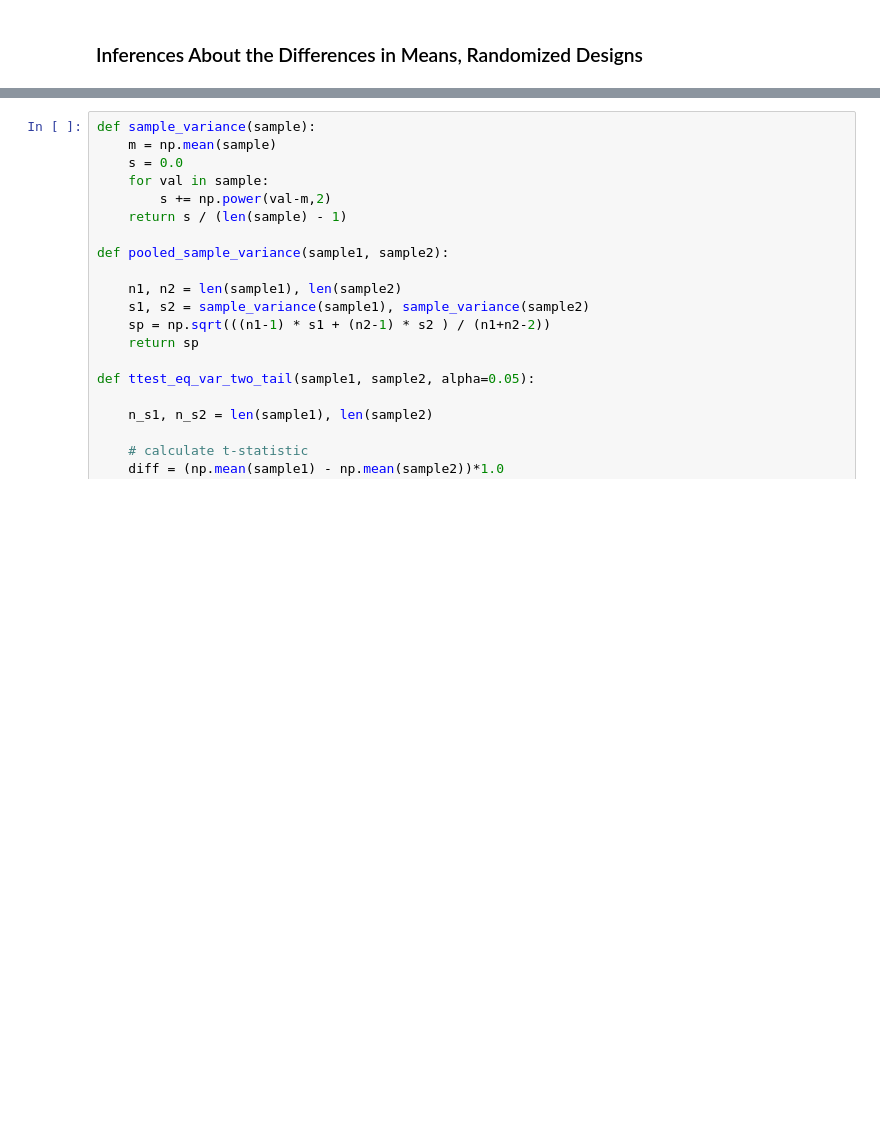
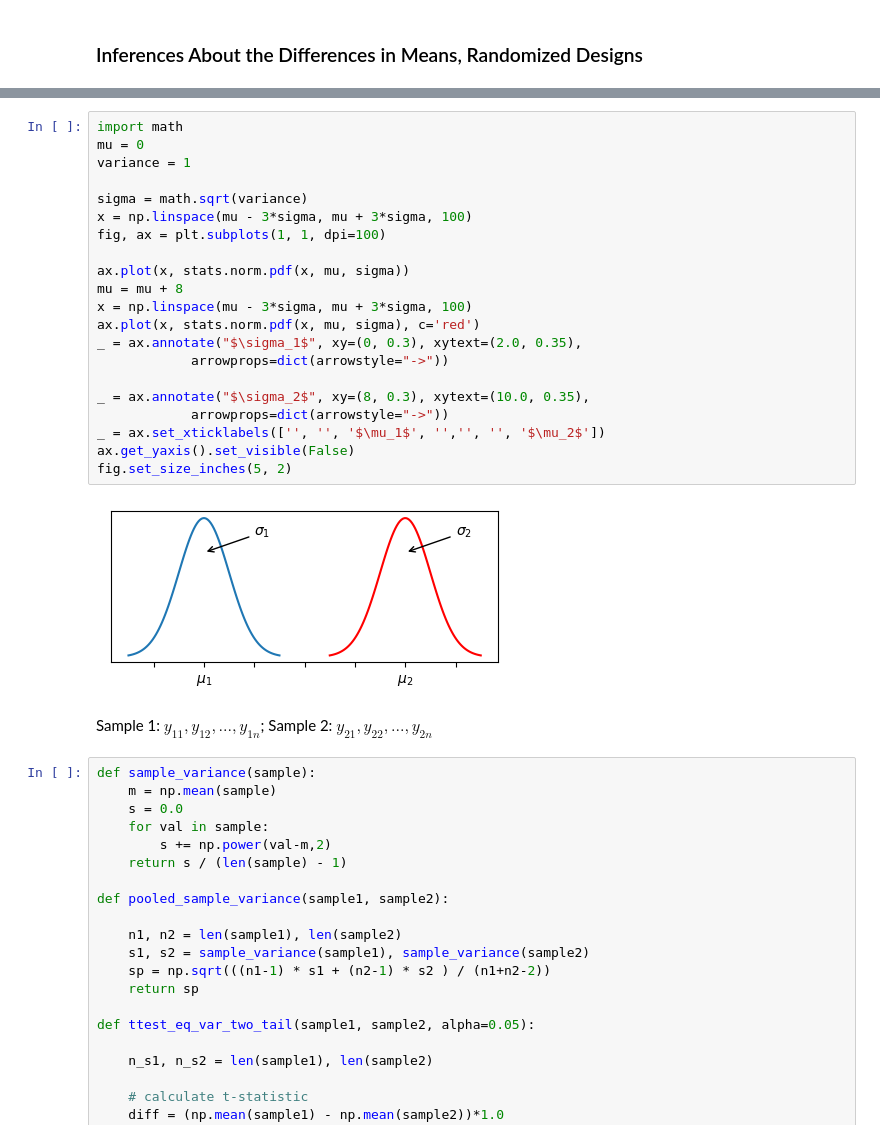
Before and after one commit to jeevankumarr/ml-scratch, a Jupyter notebook: docs/questions/Design_And_Analysis_Experiments.ipynb, the cells around one changed output, grey strips where cells are left out. Cells and saved outputs as stored; diff of their text form; blank space fills up the shorter version.

```diff
--- a/docs/questions/Design_And_Analysis_Experiments.ipynb
+++ b/docs/questions/Design_And_Analysis_Experiments.ipynb
@@ -182,3 +224,28 @@ $$S_p = \frac{(n_1 - 1)S_1^2 + (n_2 -1)S_2^2}{n_1 + n_2 - 2}$$
+# %%
+import math
+mu = 0
+variance = 1
+
+sigma = math.sqrt(variance)
+x = np.linspace(mu - 3*sigma, mu + 3*sigma, 100)
+fig, ax = plt.subplots(1, 1, dpi=100)
+
+ax.plot(x, stats.norm.pdf(x, mu, sigma))
+mu = mu + 8
+x = np.linspace(mu - 3*sigma, mu + 3*sigma, 100)
+ax.plot(x, stats.norm.pdf(x, mu, sigma), c='red')
+_ = ax.annotate("$\sigma_1$", xy=(0, 0.3), xytext=(2.0, 0.35),
+            arrowprops=dict(arrowstyle="->"))
+
+_ = ax.annotate("$\sigma_2$", xy=(8, 0.3), xytext=(10.0, 0.35),
+            arrowprops=dict(arrowstyle="->"))
+_ = ax.set_xticklabels(['', '', '$\mu_1$', '','', '', '$\mu_2$'])
+ax.get_yaxis().set_visible(False)
+fig.set_size_inches(5, 2)
+# %% [output]
+[figure, added]
+# %% [markdown]
+Sample 1: $y_{11}, y_{12}, ..., y_{1n}$; Sample 2: $y_{21}, y_{22}, ..., y_{2n}$
 # %%
 def sample_variance(sample):
     m = np.mean(sample)
```
Also changed, not shown: parts of 16 cells of this notebook, 1 other file.
